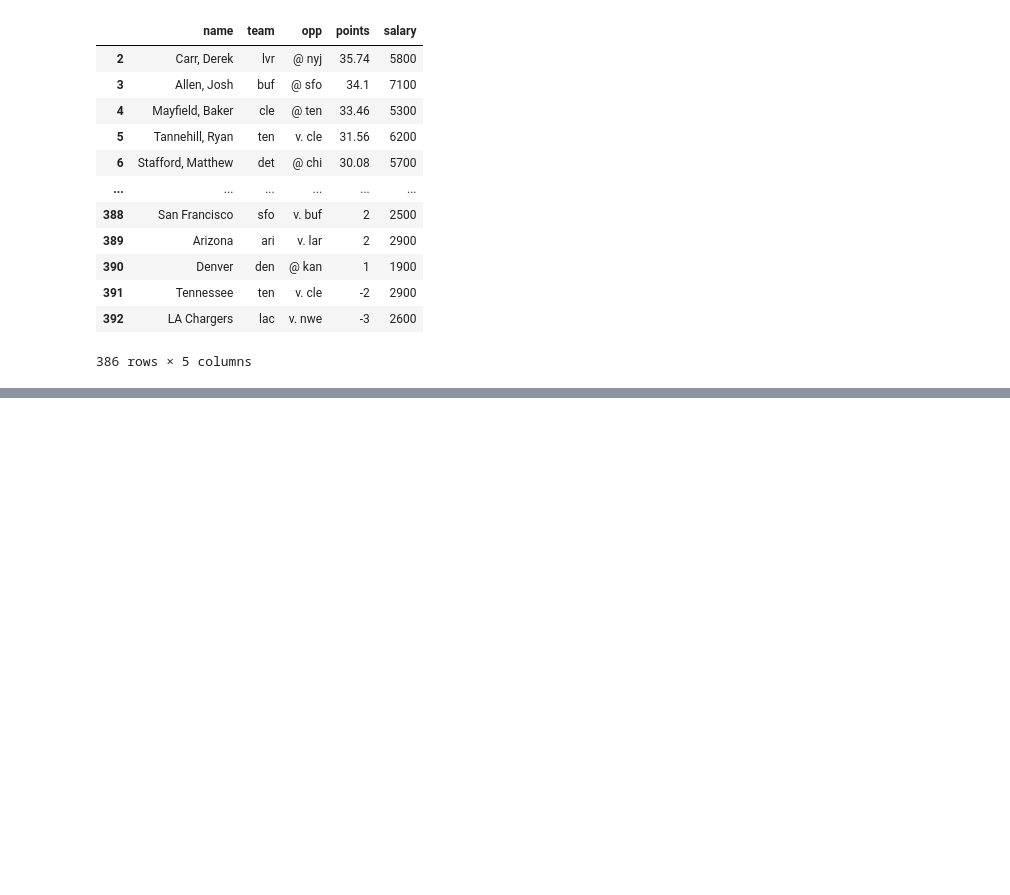
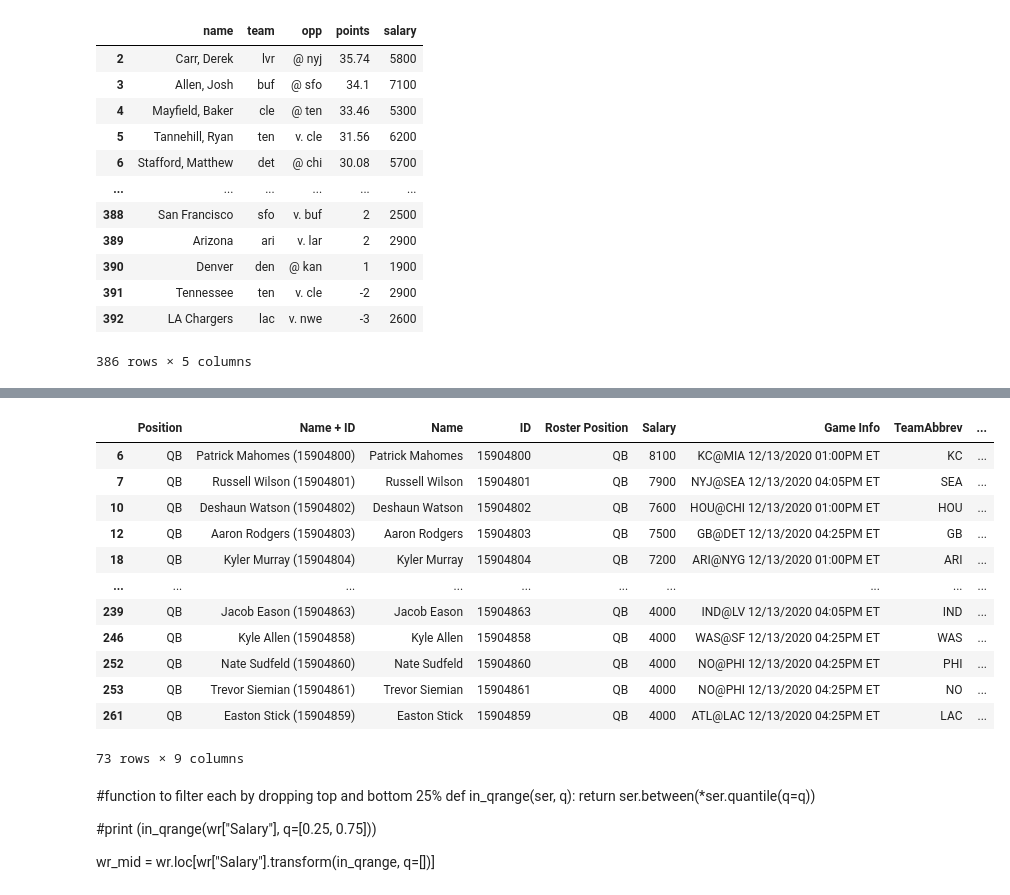
Before and after one commit to amoss038/DFS_Comparison-, a Jupyter notebook: Capstone1_Fantasy.ipynb, the cells around one changed output, grey strips where cells are left out. Cells and saved outputs as stored; diff of their text form; code cells hidden in the pictures; blank space fills up the shorter version.

```diff
--- a/Capstone1_Fantasy.ipynb
+++ b/Capstone1_Fantasy.ipynb
@@ -390,0 +411,34 @@ TypeError: dropna() got multiple values for argument 'axis'
+# %%
+#import CVS file for this weeks fantasy data because old data sucked
+draft_kings = pd.read_csv('dksalary.csv')
+
+#Grouping by position
+wr = draft_kings[draft_kings.Position == 'WR']
+rb = draft_kings[draft_kings.Position == 'RB']
+qb= draft_kings[draft_kings.Position == 'QB']
+te = draft_kings[draft_kings.Position == 'TE']
+defense = draft_kings[draft_kings.Position == 'DST']
+
+qb
+# %% [output]
+|  | Position | Name + ID | Name | ID | Roster Position | Salary | Game Info | TeamAbbrev | ... |
+| 6 | QB | Patrick Mahomes (15904800) | Patrick Mahomes | 15904800 | QB | 8100 | KC@MIA 12/13/2020 01:00PM ET | KC | ... |
+| 7 | QB | Russell Wilson (15904801) | Russell Wilson | 15904801 | QB | 7900 | NYJ@SEA 12/13/2020 04:05PM ET | SEA | ... |
+| 10 | QB | Deshaun Watson (15904802) | Deshaun Watson | 15904802 | QB | 7600 | HOU@CHI 12/13/2020 01:00PM ET | HOU | ... |
+| 12 | QB | Aaron Rodgers (15904803) | Aaron Rodgers | 15904803 | QB | 7500 | GB@DET 12/13/2020 04:25PM ET | GB | ... |
+| 18 | QB | Kyler Murray (15904804) | Kyler Murray | 15904804 | QB | 7200 | ARI@NYG 12/13/2020 01:00PM ET | ARI | ... |
+| ... | ... | ... | ... | ... | ... | ... | ... | ... | ... |
+| 239 | QB | Jacob Eason (15904863) | Jacob Eason | 15904863 | QB | 4000 | IND@LV 12/13/2020 04:05PM ET | IND | ... |
+| 246 | QB | Kyle Allen (15904858) | Kyle Allen | 15904858 | QB | 4000 | WAS@SF 12/13/2020 04:25PM ET | WAS | ... |
+| 252 | QB | Nate Sudfeld (15904860) | Nate Sudfeld | 15904860 | QB | 4000 | NO@PHI 12/13/2020 04:25PM ET | PHI | ... |
+| 253 | QB | Trevor Siemian (15904861) | Trevor Siemian | 15904861 | QB | 4000 | NO@PHI 12/13/2020 04:25PM ET | NO | ... |
+| 261 | QB | Easton Stick (15904859) | Easton Stick | 15904859 | QB | 4000 | ATL@LAC 12/13/2020 04:25PM ET | LAC | ... |
+73 rows × 9 columns
+# %% [markdown]
+#function to filter each by dropping top and bottom 25%
+def in_qrange(ser, q):
+    return ser.between(*ser.quantile(q=q))
+
+#print (in_qrange(wr["Salary"], q=[0.25, 0.75]))
+
+wr_mid = wr.loc[wr["Salary"].transform(in_qrange, q=[])]
```
Also changed, not shown: parts of 17 cells of this notebook, 1 other file.
